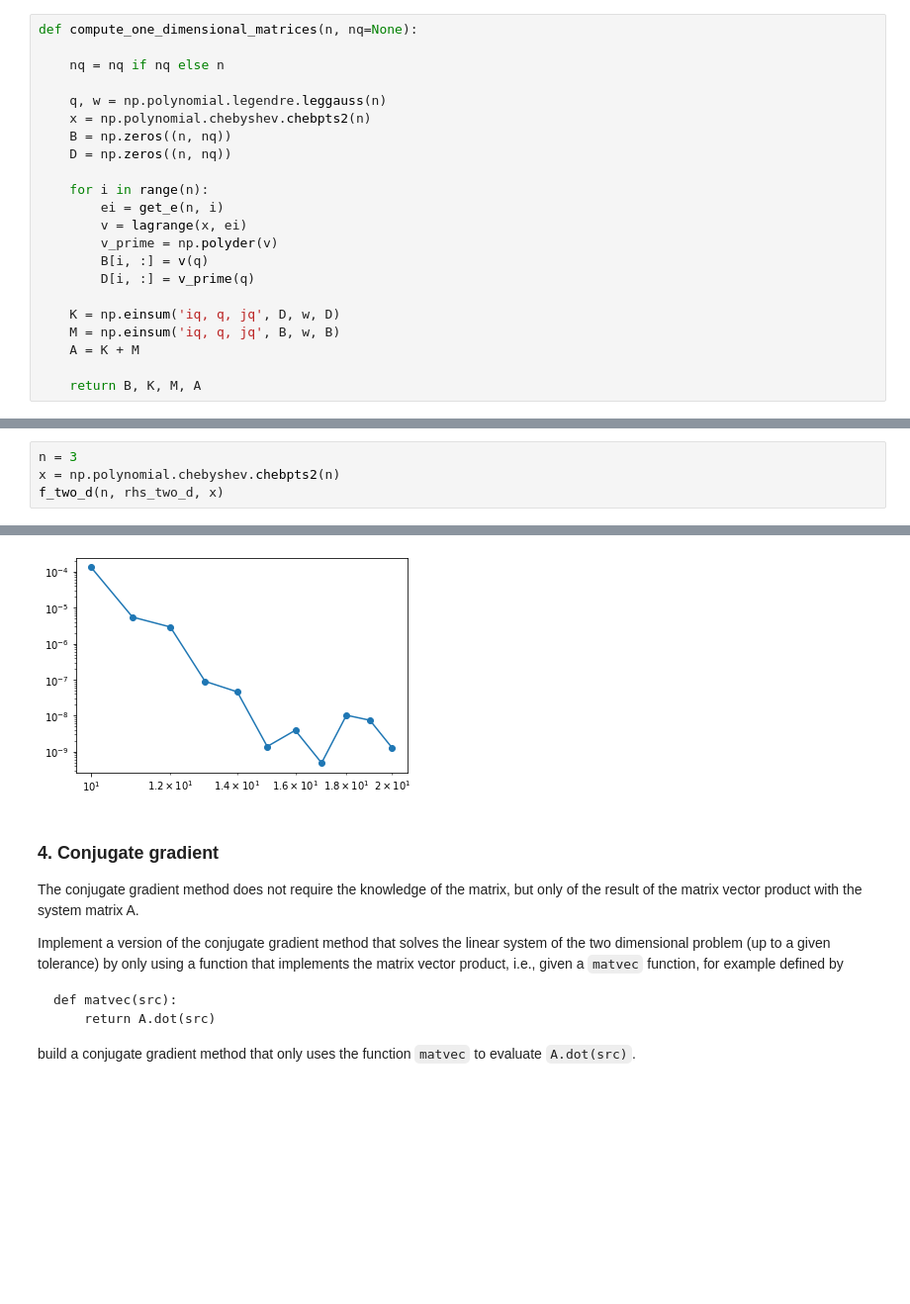
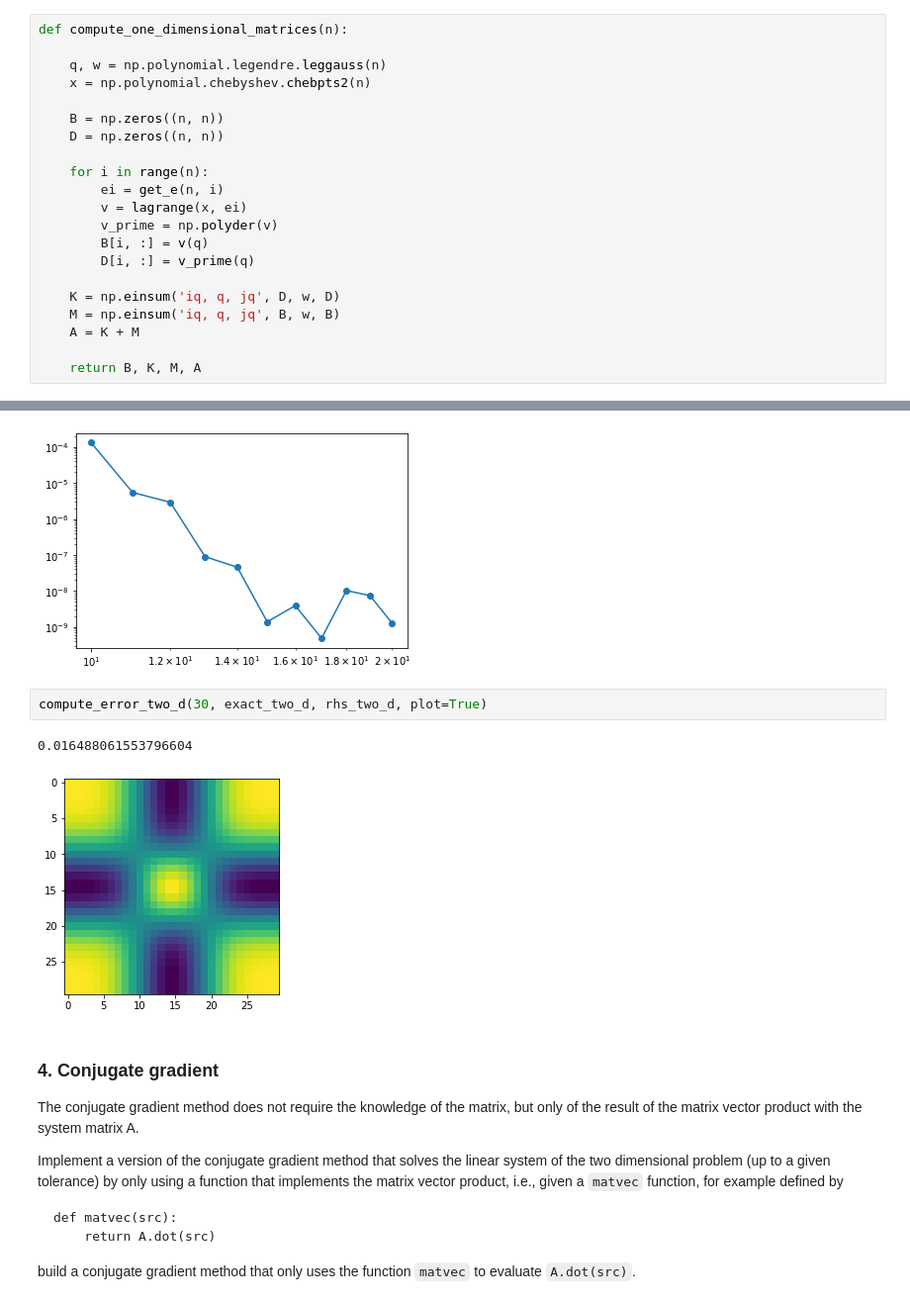
Before and after one commit to daniele-irto/na_exam, a Jupyter notebook: final_project.ipynb, the cells around one changed output, grey strips where cells are left out. Shown at 99% size. Saved outputs shown, nothing was run; the diff lists cells and outputs as text; blank space fills up the shorter version.

```diff
--- a/final_project.ipynb
+++ b/final_project.ipynb
@@ -206,14 +206,13 @@ def get_e(n, i):
     e[i] = 1
     return e
 # %%
-def compute_one_dimensional_matrices(n, nq=None):
-
-    nq = nq if nq else n
+def compute_one_dimensional_matrices(n):
 
     q, w = np.polynomial.legendre.leggauss(n)
     x = np.polynomial.chebyshev.chebpts2(n)
-    B = np.zeros((n, nq))
-    D = np.zeros((n, nq))
+
+    B = np.zeros((n, n))
+    D = np.zeros((n, n))
 
     for i in range(n):
         ei = get_e(n, i)
@@ -331,7 +330,3 @@ A solution should look like:
 The plot was obtained as `imshow(u.reshape((n,n))`.
 
 Plot the error as a function of $n$, for $n$ in $[10,...,20]$.
-# %%
-n = 3
-x = np.polynomial.chebyshev.chebpts2(n)
-f_two_d(n, rhs_two_d, x)
@@ -392,6 +384,11 @@ plt.loglog(all_n, error, 'o-')
 # %% [output]
 [<matplotlib.lines.Line2D at 0x...>]
 [figure]
+# %%
+compute_error_two_d(30, exact_two_d, rhs_two_d, plot=True)
+# %% [output]
+0.016488061553796604
+[figure, added]
 # %% [markdown]
 ### 4. Conjugate gradient
 
```
Also changed, not shown: parts of 1 cell of this notebook, 1 other file.
